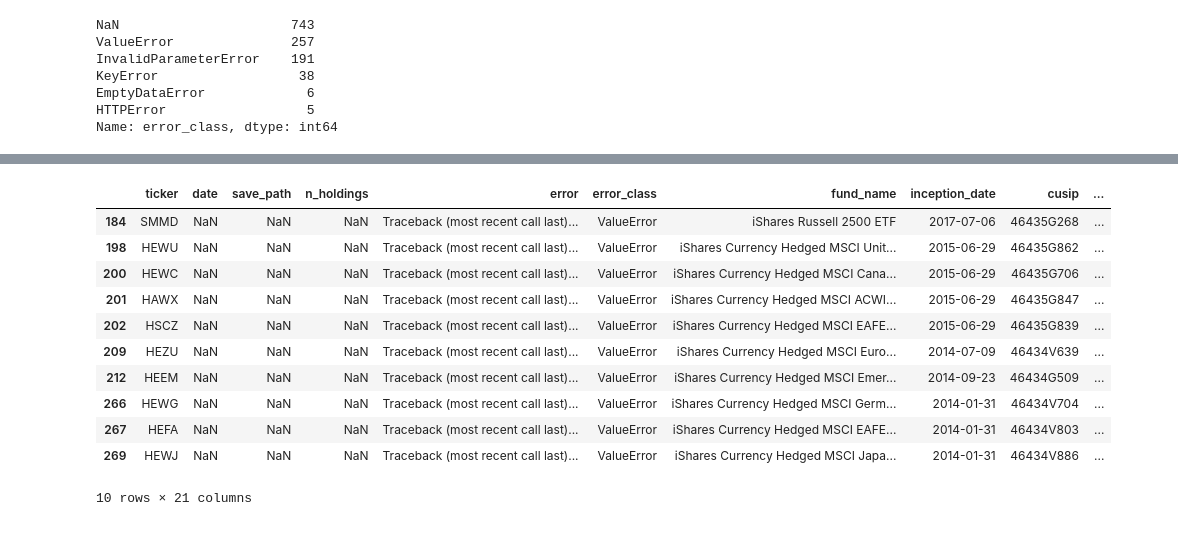
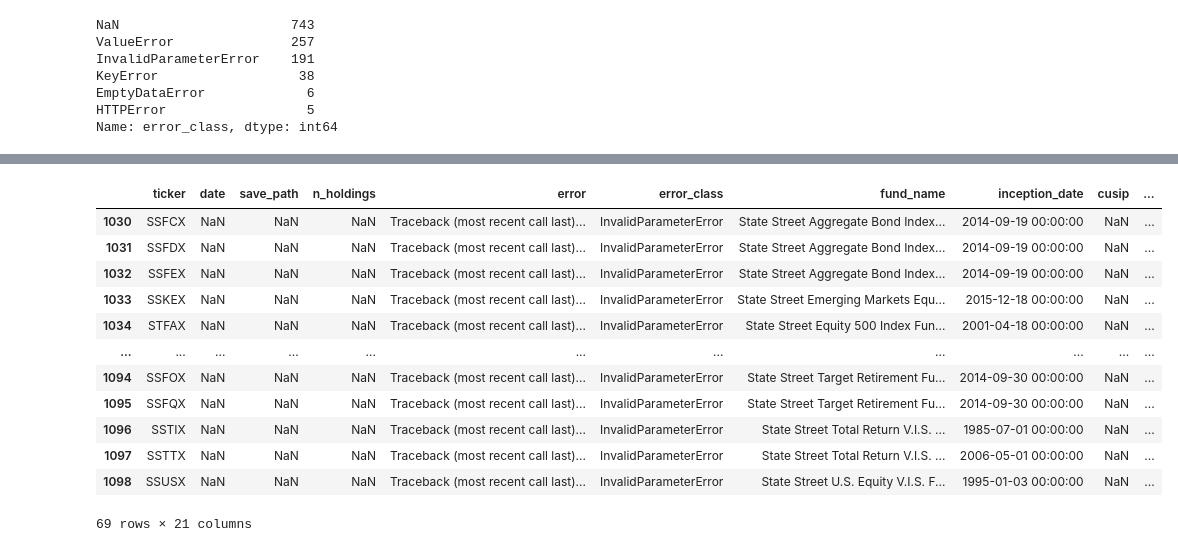
Before and after one commit to nikulpatel3141/ETF-Scraper, a Jupyter notebook: Notebooks/bulk_scraping.ipynb, the cells around one changed output, grey strips where cells are left out. Saved outputs shown, nothing was run; the diff lists cells and outputs as text; code cells hidden in the pictures.

```diff
--- a/Notebooks/bulk_scraping.ipynb
+++ b/Notebooks/bulk_scraping.ipynb
@@ -79,20 +78,23 @@ Vanguard  Balanced Funds     10
 dtype: int64
 # %%
 df_[
-    (~df_['error'].isna())&(df_['provider']=='IShares')&(df_['asset_class']=='Equity')
-    &(df_['fund_type']=='ETF')
+    (~df_['error'].isna())&(df_['provider']=='SSGA')
+    # &(df_['asset_class']=='Equity')
+    &(df_['asset_class'].isna())
+    # &(df_['fund_type']=='ETF')
     # &(df_['ticker']=='SMMD')
     ]#['error'].iloc[0]
 # %% [output]
 |  | ticker | date | save_path | n_holdings | error | error_class | fund_name | inception_date | cusip | ... |
-| 184 | SMMD | NaN | NaN | NaN | Traceback (most recent call last)... | ValueError | iShares Russell 2500 ETF | 2017-07-06 | 46435G268 | ... |
-| 198 | HEWU | NaN | NaN | NaN | Traceback (most recent call last)... | ValueError | iShares Currency Hedged MSCI Unit... | 2015-06-29 | 46435G862 | ... |
-| 200 | HEWC | NaN | NaN | NaN | Traceback (most recent call last)... | ValueError | iShares Currency Hedged MSCI Cana... | 2015-06-29 | 46435G706 | ... |
-| 201 | HAWX | NaN | NaN | NaN | Traceback (most recent call last)... | ValueError | iShares Currency Hedged MSCI ACWI... | 2015-06-29 | 46435G847 | ... |
-| 202 | HSCZ | NaN | NaN | NaN | Traceback (most recent call last)... | ValueError | iShares Currency Hedged MSCI EAFE... | 2015-06-29 | 46435G839 | ... |
-| 209 | HEZU | NaN | NaN | NaN | Traceback (most recent call last)... | ValueError | iShares Currency Hedged MSCI Euro... | 2014-07-09 | 46434V639 | ... |
-| 212 | HEEM | NaN | NaN | NaN | Traceback (most recent call last)... | ValueError | iShares Currency Hedged MSCI Emer... | 2014-09-23 | 46434G509 | ... |
-| 266 | HEWG | NaN | NaN | NaN | Traceback (most recent call last)... | ValueError | iShares Currency Hedged MSCI Germ... | 2014-01-31 | 46434V704 | ... |
-| 267 | HEFA | NaN | NaN | NaN | Traceback (most recent call last)... | ValueError | iShares Currency Hedged MSCI EAFE... | 2014-01-31 | 46434V803 | ... |
-| 269 | HEWJ | NaN | NaN | NaN | Traceback (most recent call last)... | ValueError | iShares Currency Hedged MSCI Japa... | 2014-01-31 | 46434V886 | ... |
+| 1030 | SSFCX | NaN | NaN | NaN | Traceback (most recent call last)... | InvalidParameterError | State Street Aggregate Bond Index... | 2014-09-19 00:00:00 | NaN | ... |
+| 1031 | SSFDX | NaN | NaN | NaN | Traceback (most recent call last)... | InvalidParameterError | State Street Aggregate Bond Index... | 2014-09-19 00:00:00 | NaN | ... |
+| 1032 | SSFEX | NaN | NaN | NaN | Traceback (most recent call last)... | InvalidParameterError | State Street Aggregate Bond Index... | 2014-09-19 00:00:00 | NaN | ... |
+| 1033 | SSKEX | NaN | NaN | NaN | Traceback (most recent call last)... | InvalidParameterError | State Street Emerging Markets Equ... | 2015-12-18 00:00:00 | NaN | ... |
+| 1034 | STFAX | NaN | NaN | NaN | Traceback (most recent call last)... | InvalidParameterError | State Street Equity 500 Index Fun... | 2001-04-18 00:00:00 | NaN | ... |
+| ... | ... | ... | ... | ... | ... | ... | ... | ... | ... | ... |
+| 1094 | SSFOX | NaN | NaN | NaN | Traceback (most recent call last)... | InvalidParameterError | State Street Target Retirement Fu... | 2014-09-30 00:00:00 | NaN | ... |
+| 1095 | SSFQX | NaN | NaN | NaN | Traceback (most recent call last)... | InvalidParameterError | State Street Target Retirement Fu... | 2014-09-30 00:00:00 | NaN | ... |
+| 1096 | SSTIX | NaN | NaN | NaN | Traceback (most recent call last)... | InvalidParameterError | State Street Total Return V.I.S. ... | 1985-07-01 00:00:00 | NaN | ... |
+| 1097 | SSTTX | NaN | NaN | NaN | Traceback (most recent call last)... | InvalidParameterError | State Street Total Return V.I.S. ... | 2006-05-01 00:00:00 | NaN | ... |
+| 1098 | SSUSX | NaN | NaN | NaN | Traceback (most recent call last)... | InvalidParameterError | State Street U.S. Equity V.I.S. F... | 1995-01-03 00:00:00 | NaN | ... |
-10 rows × 21 columns
+69 rows × 21 columns
```
Also changed, not shown: parts of 11 cells of this notebook, 2 other files.
